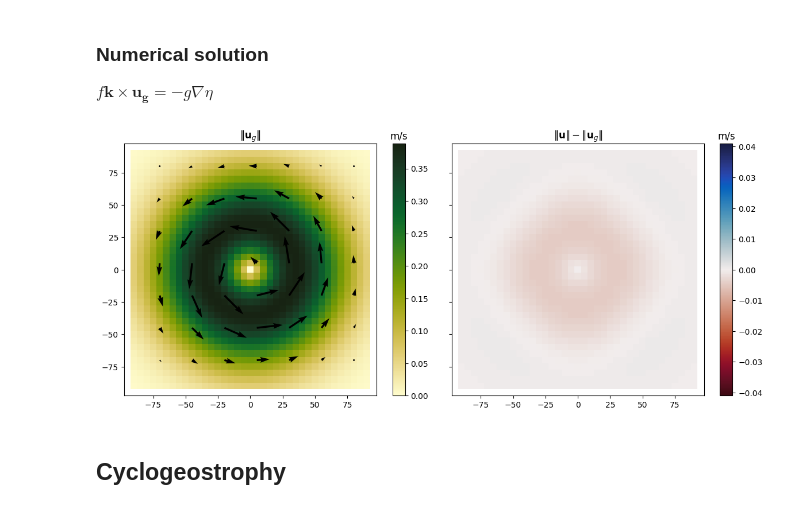
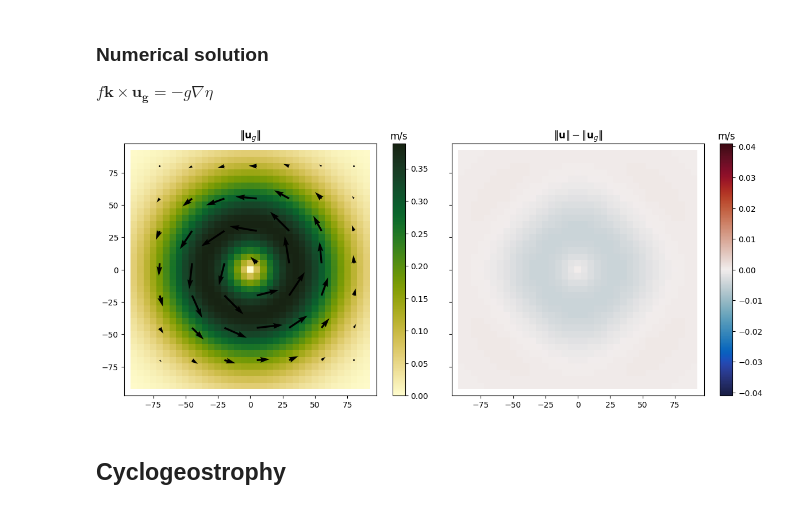
Before and after one commit to meom-group/jaxparrow, a Jupyter notebook: docs/examples/gradient_wind.ipynb, the cells around one changed output. Cells and saved outputs as stored; diff of their text form; code cells hidden in the pictures.

```diff
--- a/docs/examples/gradient_wind.ipynb
+++ b/docs/examples/gradient_wind.ipynb
@@ -172,25 +172,25 @@ geos_diff = uv_geos_est - uv_geos
 # %%
 fig, axes = plt.subplots(1, 2, figsize=(12, 5), sharex=True, sharey=True)
 ax1, ax2 = axes.flatten()
 
 ax1.set_title("$\| \mathbf{u}_g \|$")
 im = ax1.pcolormesh(X / 1e3, Y / 1e3, uv_geos_est, cmap=cmo.speed)
 ax1.set_aspect("equal")
 cbar = plt.colorbar(im, ax=ax1)
 cbar.ax.set_title("m/s")
 ax1.quiver(X[::5, ::5] / 1e3, Y[::5, ::5] / 1e3, u_geos_est_t[::5, ::5], v_geos_est_t[::5, ::5], color="k")
 
 ax2.set_title("$\| \mathbf{u} \| - \| \mathbf{u}_g \| $")
-im = ax2.pcolormesh(X / 1e3, Y / 1e3, geos_diff, cmap=cmo.balance_r, vmax=0.041, vmin=-0.041)
+im = ax2.pcolormesh(X / 1e3, Y / 1e3, geos_diff, cmap=cmo.balance, vmax=0.041, vmin=-0.041)
 ax2.set_aspect("equal")
 cbar = plt.colorbar(im, ax=ax2)
 cbar.ax.set_title("m/s")
 
 fig.tight_layout()
 
 plt.show()
 # %% [output]
-[figure, old version]
+[figure, new version]
 # %% [markdown]
 ## Cyclogeostrophy
 # %% [markdown]
```
Also changed, not shown: parts of 1 cell of this notebook, 8 other files.
